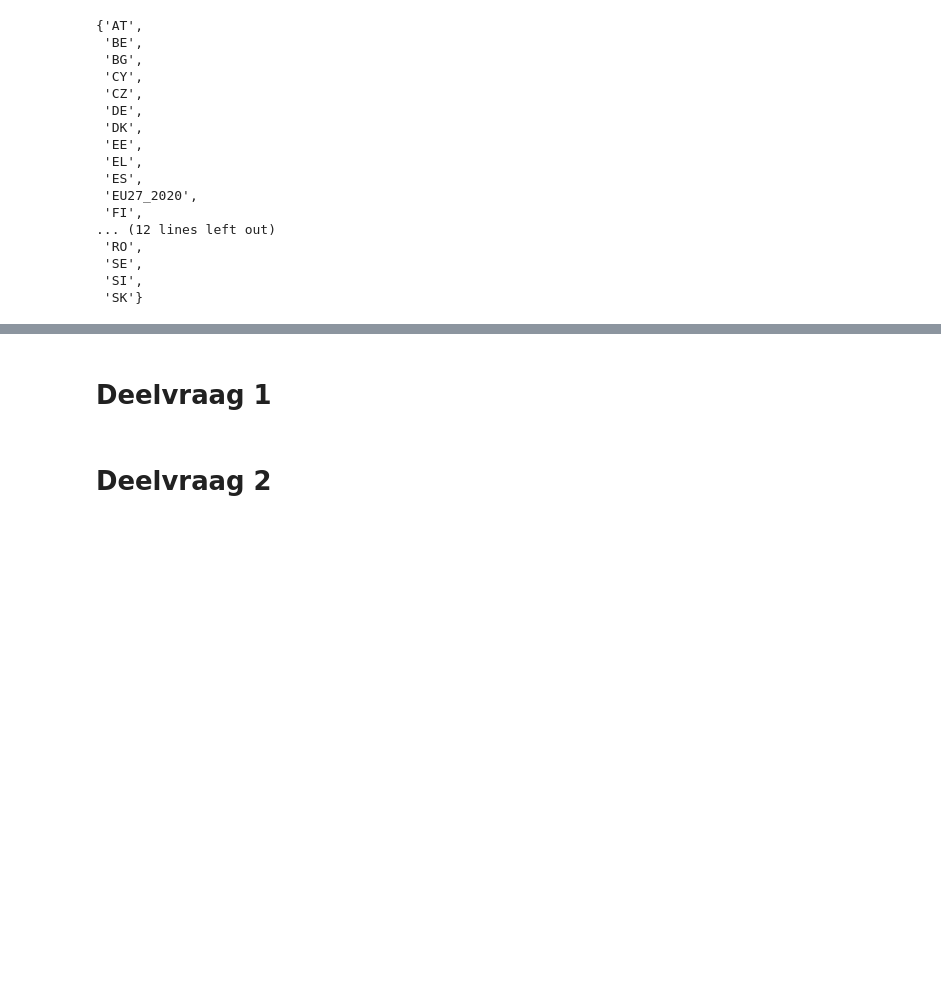
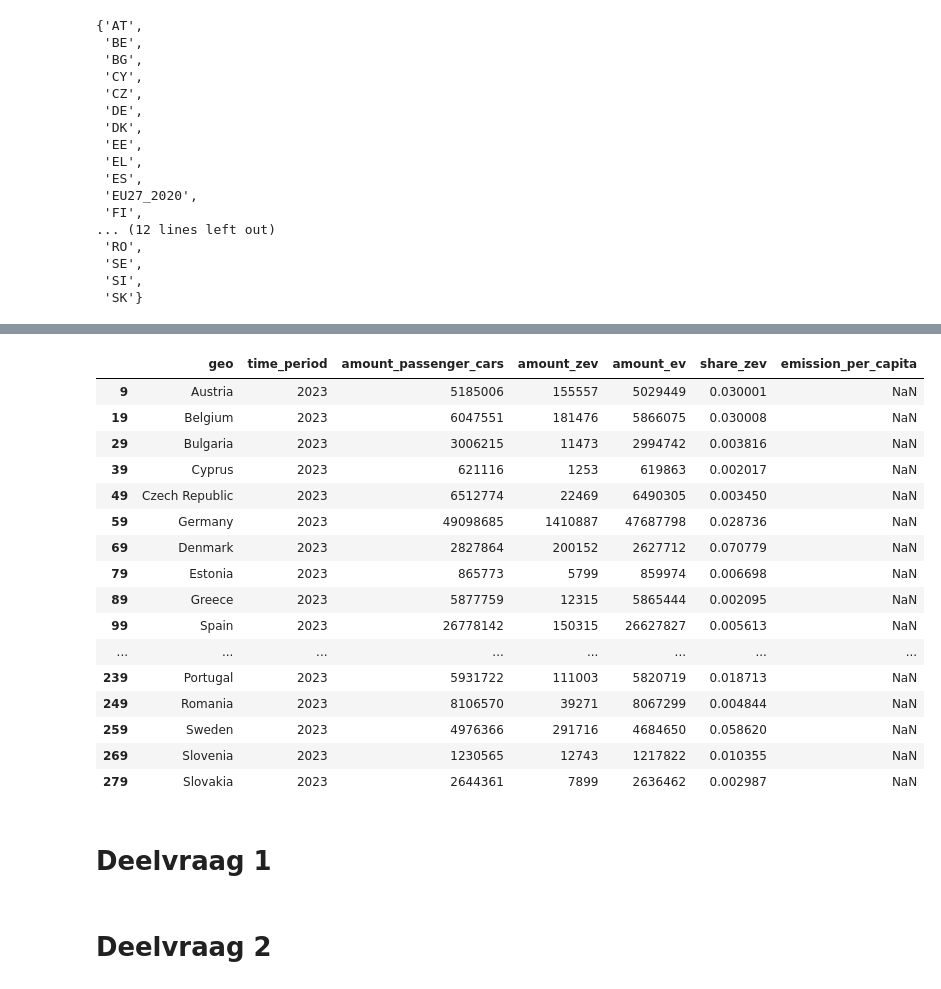
Before and after one commit to EvertIngwersen/TIL-Python-Project, a Jupyter notebook: data_cleaning.ipynb, the cells around one changed output, grey strips where cells are left out. Saved outputs shown, nothing was run; the diff lists cells and outputs as text; code cells hidden in the pictures; blank space fills up the shorter version.

```diff
--- a/data_cleaning.ipynb
+++ b/data_cleaning.ipynb
@@ -80,7 +80,7 @@ joined_df_1 = pd.merge(database_1, database_2, how='right', on=['geo', 'TIME_PER
 # %%
 joined_df = pd.merge(joined_df_1, database_3, how='left', on=['geo', 'TIME_PERIOD'])
 # %%
-joined_df = joined_df.rename(columns={'OBS_VALUE_y':'amount_zev', 'OBS_VALUE' : 'emission_per_capita', 'OBS_VALUE_x' : 'amount_passenger_cars'})
+joined_df = joined_df.rename(columns={'OBS_VALUE_y':'amount_zev', 'OBS_VALUE' : 'emission_per_capita', 'OBS_VALUE_x' : 'amount_passenger_cars', 'TIME_PERIOD' : 'time_period'})
 # %%
 joined_df['geo'] = joined_df['geo'].map(countries_map)
 # %%
@@ -89,0 +100,3 @@ joined_df['amount_ev'] = joined_df['amount_passenger_cars'] - joined_df['amount_
+# %%
+joined_df = joined_df[['geo', 'time_period', 'amount_passenger_cars', 'amount_zev', 'amount_ev', 'share_zev', 'emission_per_capita']]
+joined_df
@@ -90,7 +117,29 @@ joined_df['amount_ev'] = joined_df['amount_passenger_cars'] - joined_df['amount_
+# %%
+# Only NaN values are for each country the emissions from 2023 --> No further action needed
+rows_with_na = joined_df[joined_df.isna().any(axis=1)]
+rows_with_na
+# %% [output]
+|  | geo | time_period | amount_passenger_cars | amount_zev | amount_ev | share_zev | emission_per_capita |
+| 9 | Austria | 2023 | 5185006 | 155557 | 5029449 | 0.030001 | NaN |
+| 19 | Belgium | 2023 | 6047551 | 181476 | 5866075 | 0.030008 | NaN |
+| 29 | Bulgaria | 2023 | 3006215 | 11473 | 2994742 | 0.003816 | NaN |
+| 39 | Cyprus | 2023 | 621116 | 1253 | 619863 | 0.002017 | NaN |
+| 49 | Czech Republic | 2023 | 6512774 | 22469 | 6490305 | 0.003450 | NaN |
+| 59 | Germany | 2023 | 49098685 | 1410887 | 47687798 | 0.028736 | NaN |
+| 69 | Denmark | 2023 | 2827864 | 200152 | 2627712 | 0.070779 | NaN |
+| 79 | Estonia | 2023 | 865773 | 5799 | 859974 | 0.006698 | NaN |
+| 89 | Greece | 2023 | 5877759 | 12315 | 5865444 | 0.002095 | NaN |
+| 99 | Spain | 2023 | 26778142 | 150315 | 26627827 | 0.005613 | NaN |
+| ... | ... | ... | ... | ... | ... | ... | ... |
+| 239 | Portugal | 2023 | 5931722 | 111003 | 5820719 | 0.018713 | NaN |
+| 249 | Romania | 2023 | 8106570 | 39271 | 8067299 | 0.004844 | NaN |
+| 259 | Sweden | 2023 | 4976366 | 291716 | 4684650 | 0.058620 | NaN |
+| 269 | Slovenia | 2023 | 1230565 | 12743 | 1217822 | 0.010355 | NaN |
+| 279 | Slovakia | 2023 | 2644361 | 7899 | 2636462 | 0.002987 | NaN |
+# %% [markdown]
+# Deelvraag 1
 # %%
 groups = joined_df.groupby('geo')
-# %% [markdown]
-# Deelvraag 1
 # %%
 for name, group in groups:
     fig = go.Figure()
```
Also changed, not shown: parts of 7 cells of this notebook.
